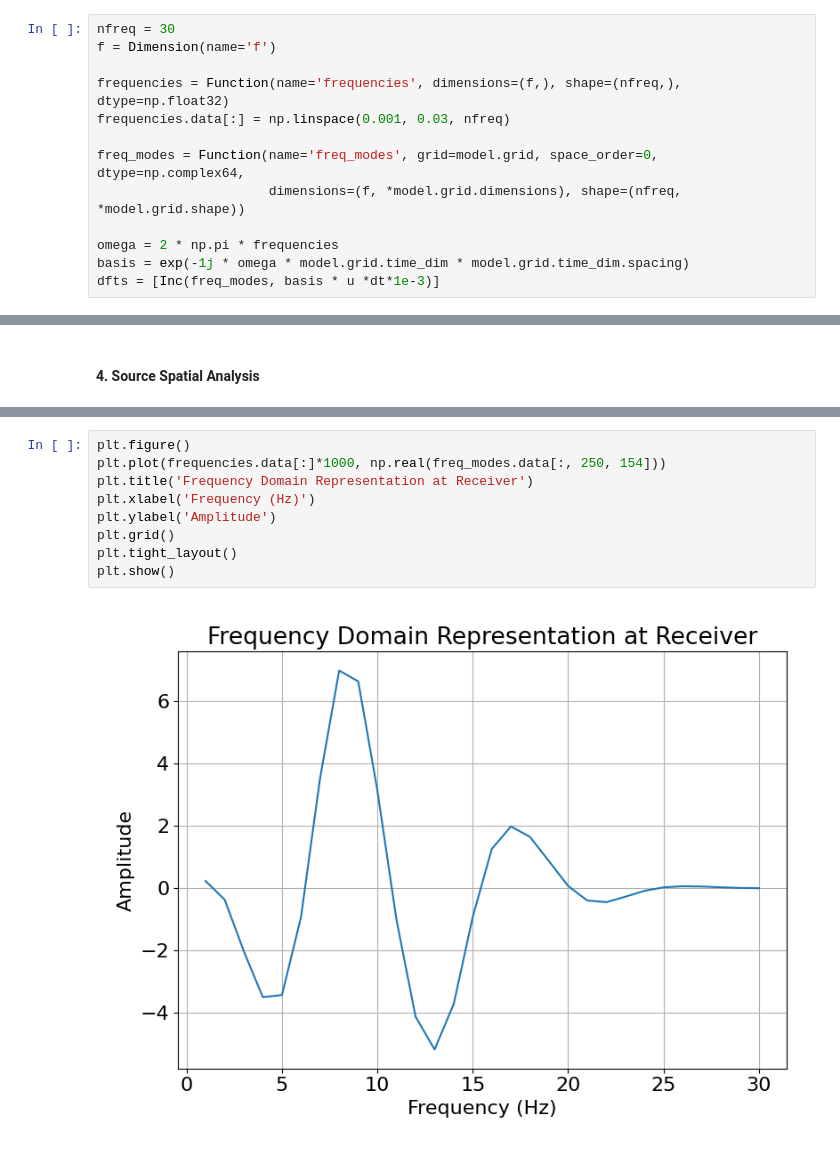
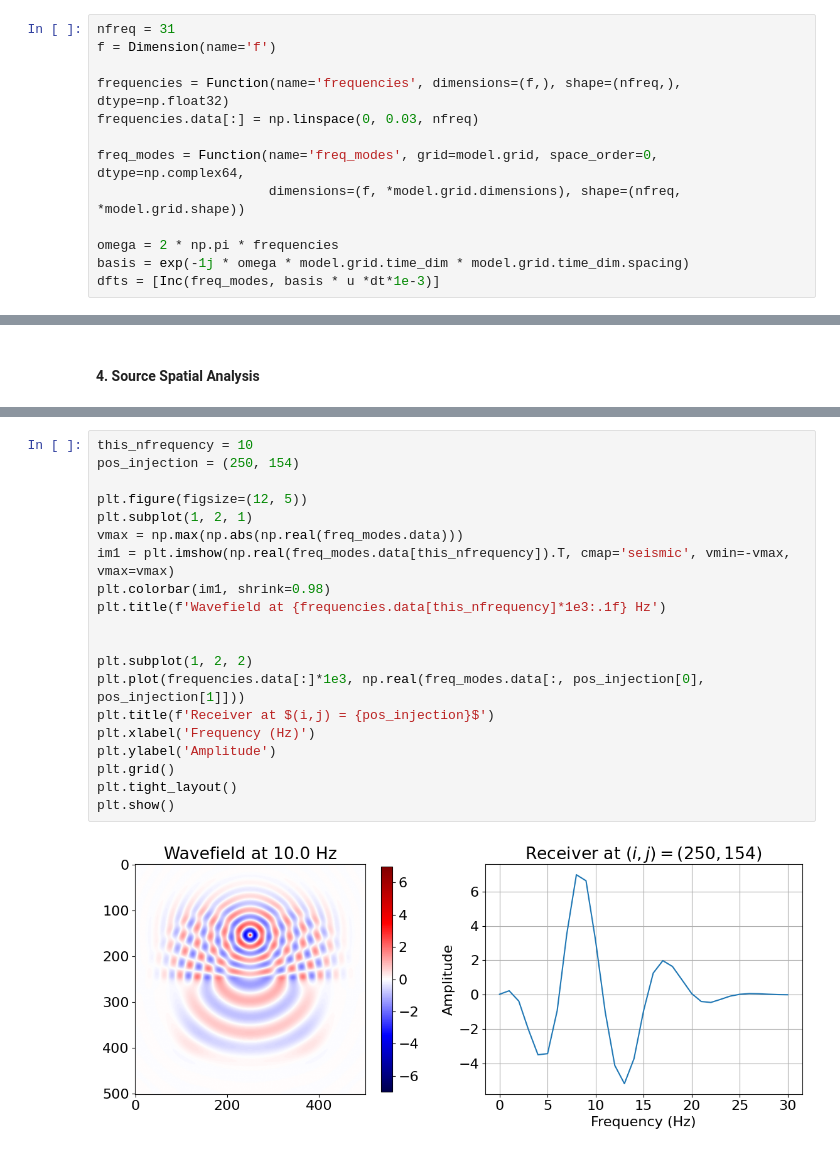
Before and after one commit to JulianSoZa/seismic_wave_propagation, a Jupyter notebook: notebooks/wave_eq_to_freq_domain.ipynb, the cells around one changed output, grey strips where cells are left out. Saved outputs shown, nothing was run; the diff lists cells and outputs as text.

Commit message:
✂️ Update wave_eq_to_freq_domain.ipynb
Use functions

```diff
--- a/notebooks/wave_eq_to_freq_domain.ipynb
+++ b/notebooks/wave_eq_to_freq_domain.ipynb
@@ -81,9 +82,9 @@ $\displaystyle u(t + dt, x, y) = \frac{- \frac{- \frac{2.0 u(t, x, y)}{dt^{2}} +
 # %%
-nfreq = 30
+nfreq = 31
 f = Dimension(name='f')
 
 frequencies = Function(name='frequencies', dimensions=(f,), shape=(nfreq,), dtype=np.float32)
-frequencies.data[:] = np.linspace(0.001, 0.03, nfreq)
+frequencies.data[:] = np.linspace(0, 0.03, nfreq)
 
 freq_modes = Function(name='freq_modes', grid=model.grid, space_order=0, dtype=np.complex64,
                       dimensions=(f, *model.grid.dimensions), shape=(nfreq, *model.grid.shape))
@@ -228,11 +233,22 @@ plt.show()
 # %%
-plt.figure()
-plt.plot(frequencies.data[:]*1000, np.real(freq_modes.data[:, 250, 154]))
-plt.title('Frequency Domain Representation at Receiver')
+this_nfrequency = 10
+pos_injection = (250, 154)
+
+plt.figure(figsize=(12, 5))
+plt.subplot(1, 2, 1)
+vmax = np.max(np.abs(np.real(freq_modes.data)))
+im1 = plt.imshow(np.real(freq_modes.data[this_nfrequency]).T, cmap='seismic', vmin=-vmax, vmax=vmax)
+plt.colorbar(im1, shrink=0.98)
+plt.title(f'Wavefield at {frequencies.data[this_nfrequency]*1e3:.1f} Hz')
+
+
+plt.subplot(1, 2, 2)
+plt.plot(frequencies.data[:]*1e3, np.real(freq_modes.data[:, pos_injection[0], pos_injection[1]]))
+plt.title(f'Receiver at $(i,j) = {pos_injection}$')
 plt.xlabel('Frequency (Hz)')
 plt.ylabel('Amplitude')
 plt.grid()
 plt.tight_layout()
 plt.show()
 # %% [output]
-[figure, old version]
+[figure, new version]
```
Also changed, not shown: parts of 15 cells of this notebook.
